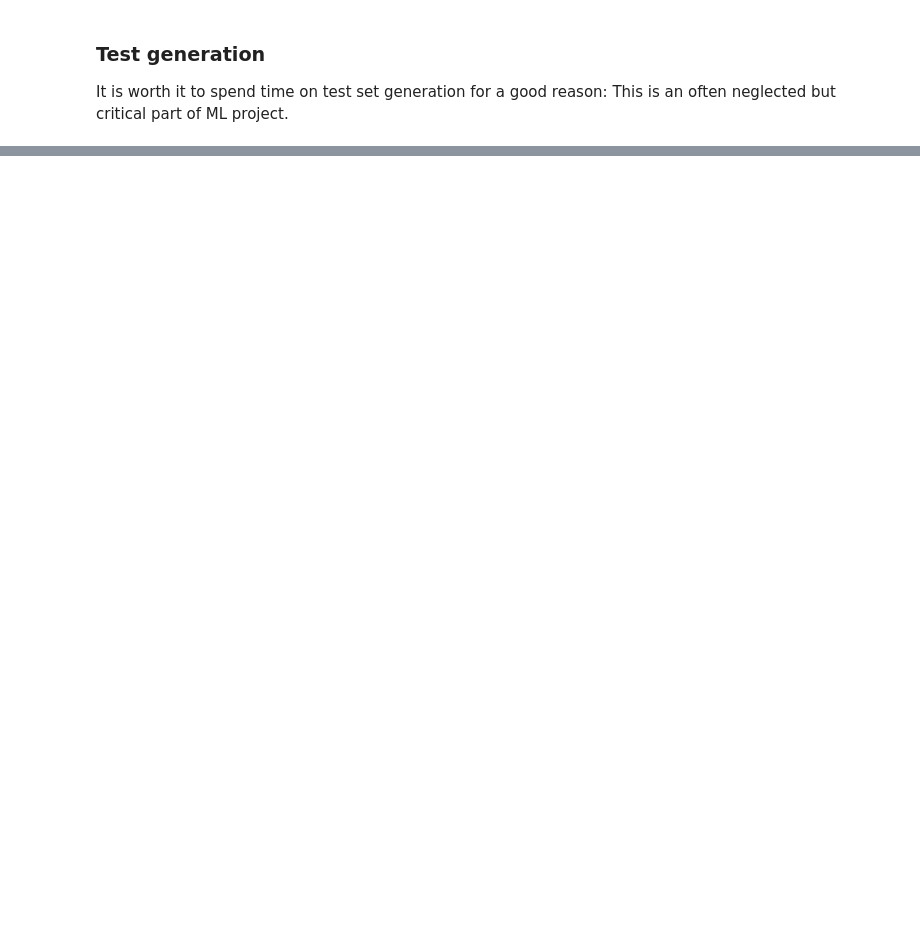
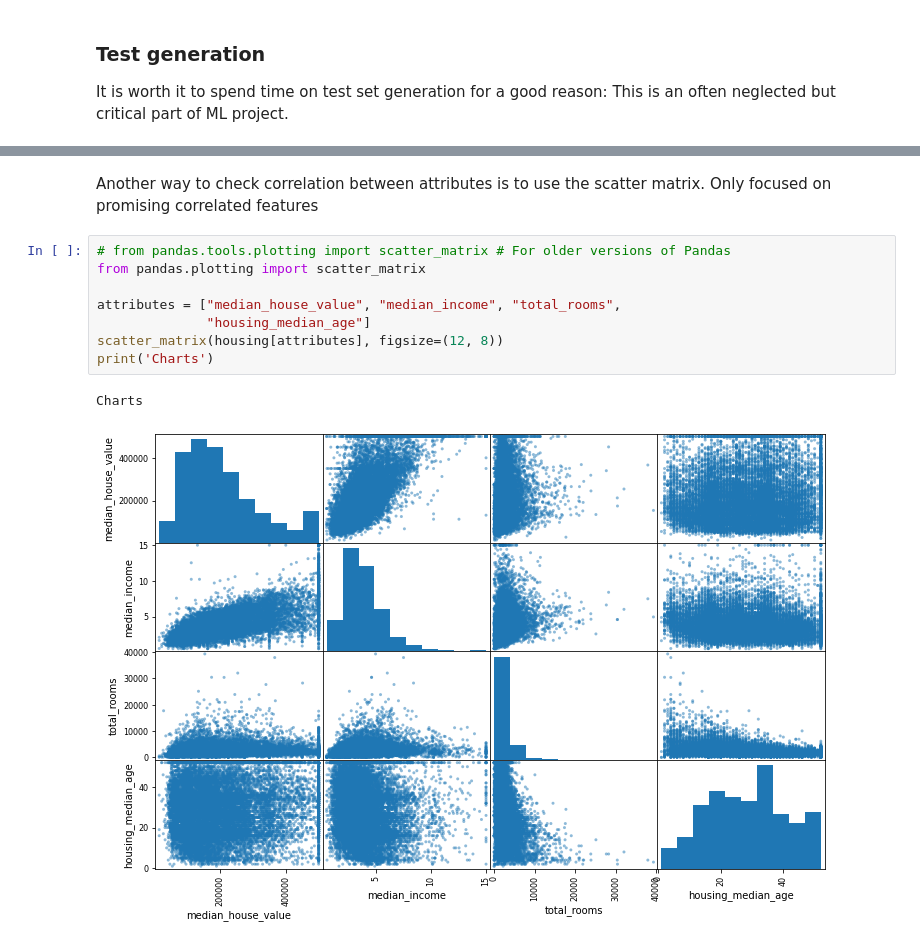
Before and after one commit to dbustosp/handson-ml, a Jupyter notebook: Housing.ipynb, the cells around one changed output, grey strips where cells are left out. Drawn from its saved outputs; the diff is of its cells as text; blank space fills up the shorter version.

Commit message:
Looking for Correlations

```diff
--- a/Housing.ipynb
+++ b/Housing.ipynb
@@ -225,0 +278,13 @@ This is an often neglected but critical part of ML project.
+# %% [markdown]
+Another way to check correlation between attributes is to use the scatter matrix. Only focused on promising correlated features
+# %%
+# from pandas.tools.plotting import scatter_matrix # For older versions of Pandas
+from pandas.plotting import scatter_matrix
+
+attributes = ["median_house_value", "median_income", "total_rooms",
+              "housing_median_age"]
+scatter_matrix(housing[attributes], figsize=(12, 8))
+print('Charts')
+# %% [output]
+Charts
+[figure, added]
```
Also changed, not shown: parts of 13 cells of this notebook.
